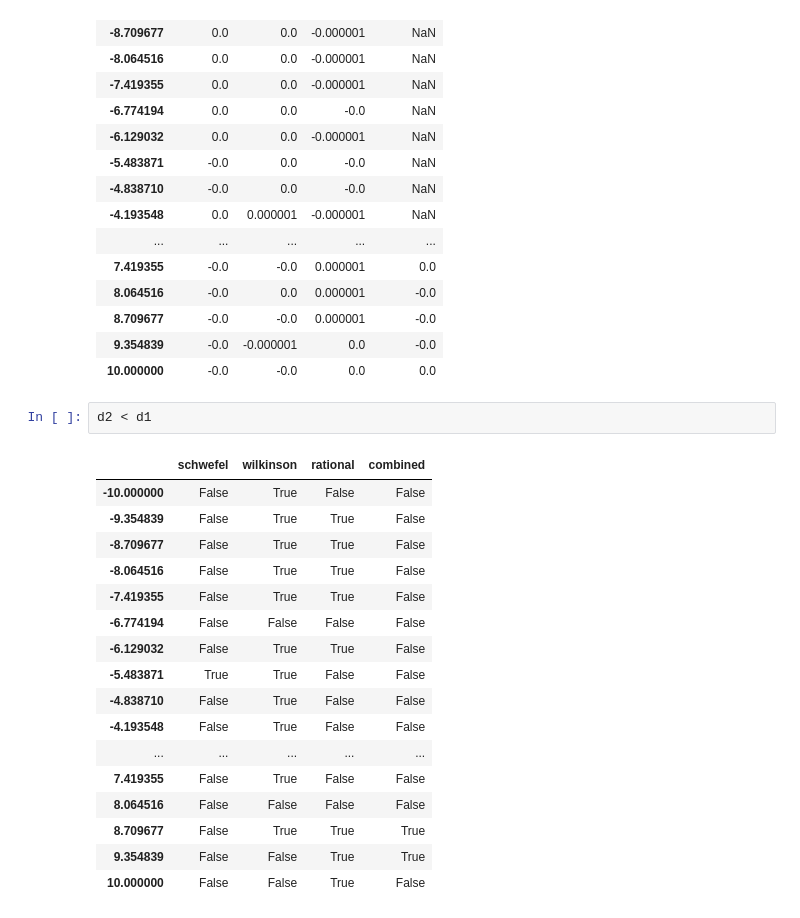
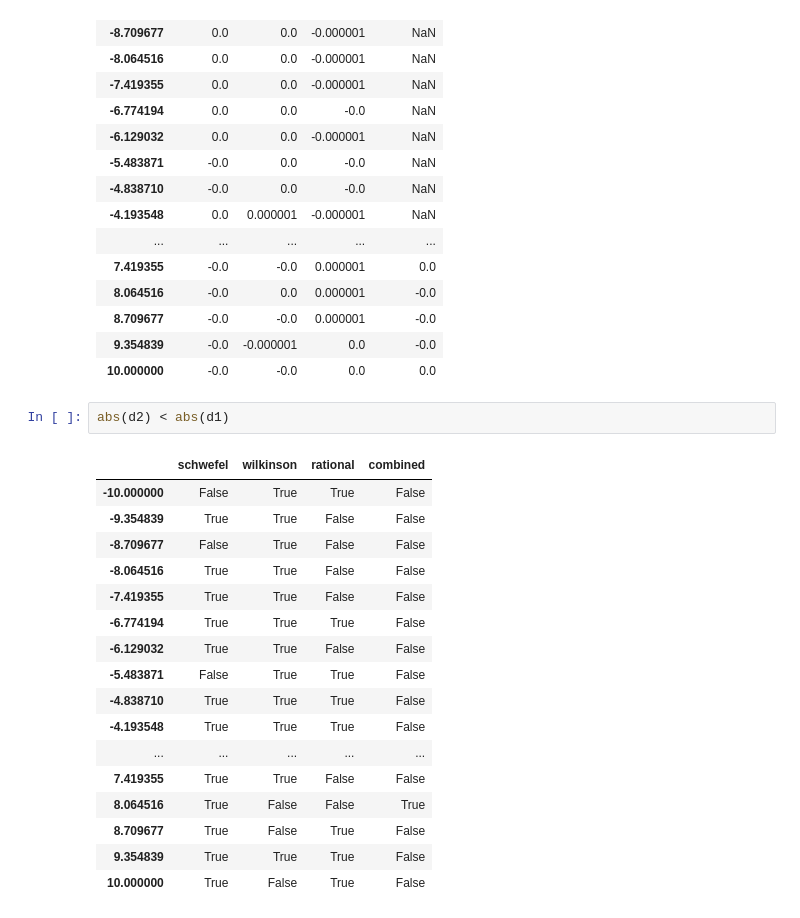
Before and after one commit to ventus550/university, a Jupyter notebook: numerical-optimization/labs/lab6/lab.ipynb, the cells around one changed output. Saved outputs shown, nothing was run; the diff lists cells and outputs as text.

```diff
--- a/numerical-optimization/labs/lab6/lab.ipynb
+++ b/numerical-optimization/labs/lab6/lab.ipynb
@@ -180,23 +180,23 @@ d2
 | 8.709677 | -0.0 | -0.0 | 0.000001 | -0.0 |
 | 9.354839 | -0.0 | -0.000001 | 0.0 | -0.0 |
 | 10.000000 | -0.0 | -0.0 | 0.0 | 0.0 |
-# %%
-d2 < d1
-# %% [output]
-|  | schwefel | wilkinson | rational | combined |
-| -10.000000 | False | True | False | False |
-| -9.354839 | False | True | True | False |
-| -8.709677 | False | True | True | False |
-| -8.064516 | False | True | True | False |
-| -7.419355 | False | True | True | False |
-| -6.774194 | False | False | False | False |
-| -6.129032 | False | True | True | False |
-| -5.483871 | True | True | False | False |
-| -4.838710 | False | True | False | False |
-| -4.193548 | False | True | False | False |
-| ... | ... | ... | ... | ... |
-| 7.419355 | False | True | False | False |
-| 8.064516 | False | False | False | False |
-| 8.709677 | False | True | True | True |
-| 9.354839 | False | False | True | True |
-| 10.000000 | False | False | True | False |
+# %%
+abs(d2) < abs(d1)
+# %% [output]
+|  | schwefel | wilkinson | rational | combined |
+| -10.000000 | False | True | True | False |
+| -9.354839 | True | True | False | False |
+| -8.709677 | False | True | False | False |
+| -8.064516 | True | True | False | False |
+| -7.419355 | True | True | False | False |
+| -6.774194 | True | True | True | False |
+| -6.129032 | True | True | False | False |
+| -5.483871 | False | True | True | False |
+| -4.838710 | True | True | True | False |
+| -4.193548 | True | True | True | False |
+| ... | ... | ... | ... | ... |
+| 7.419355 | True | True | False | False |
+| 8.064516 | True | False | False | True |
+| 8.709677 | True | False | True | False |
+| 9.354839 | True | True | True | False |
+| 10.000000 | True | False | True | False |
```
Also changed, not shown: 1 other file.
